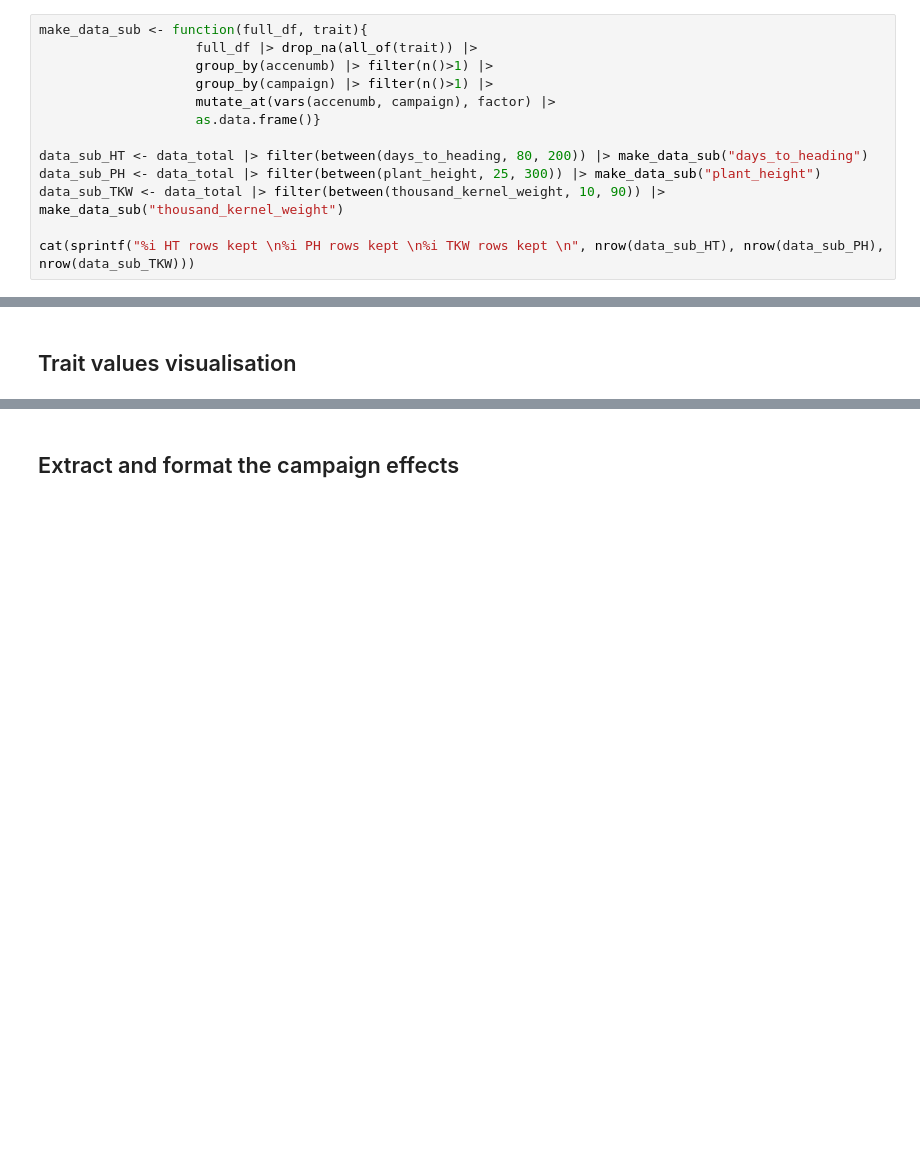
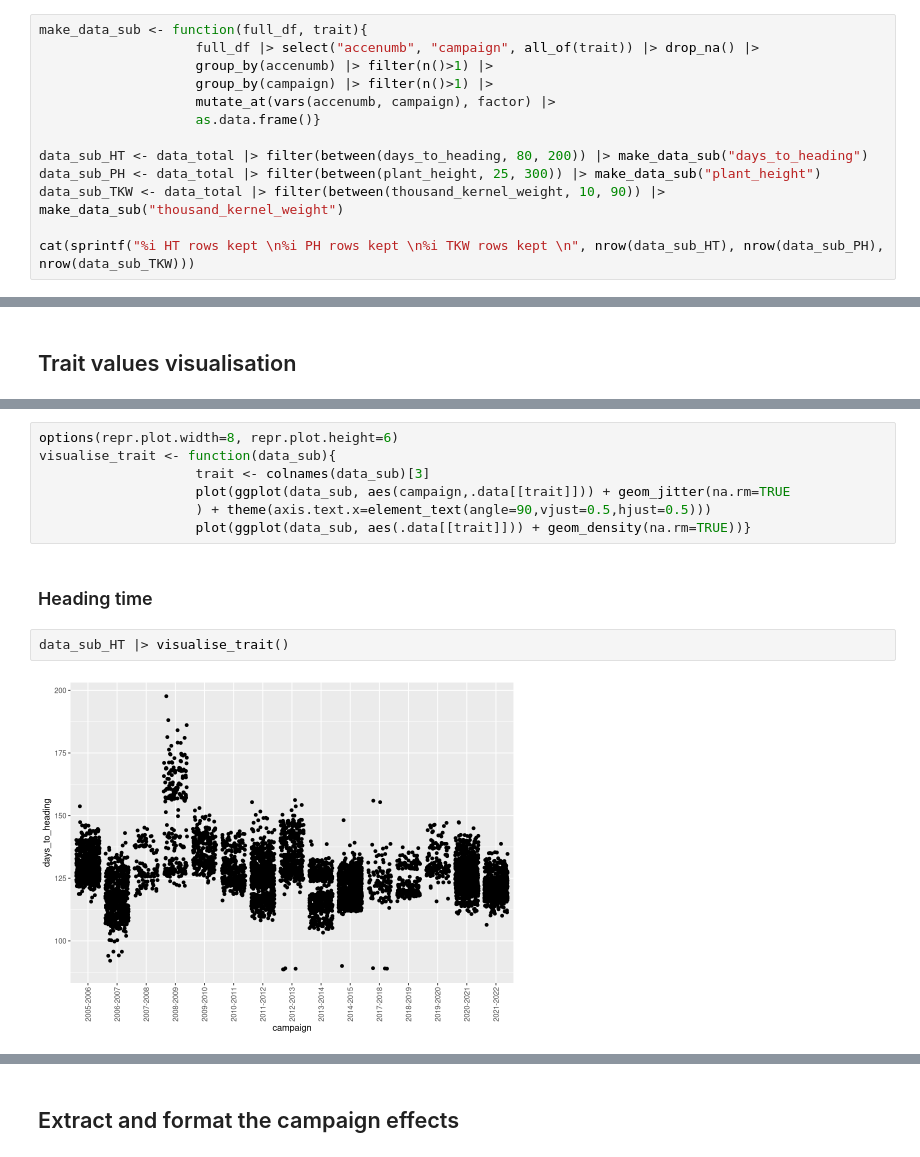
Before and after one commit to AGENTproject/historic_pheno_data_analysis, a Jupyter notebook: CREA-CI_historic_pheno_data_analysis/CREA-CI_historic_wheat_data_analysis.ipynb, the cells around one changed output, grey strips where cells are left out. Saved outputs shown, nothing was run; the diff lists cells and outputs as text; blank space fills up the shorter version.

Commit message:
add trait values plotting function and tweak make_data_sub fonction

```diff
--- a/CREA-CI_historic_pheno_data_analysis/CREA-CI_historic_wheat_data_analysis.ipynb
+++ b/CREA-CI_historic_pheno_data_analysis/CREA-CI_historic_wheat_data_analysis.ipynb
@@ -89,7 +89,7 @@ Summary of AGENT traits values:
 ## Remove singletons, make factors, exclude main outliers
 # %%
 make_data_sub <- function(full_df, trait){
-                    full_df |> drop_na(all_of(trait)) |>
+                    full_df |> select("accenumb", "campaign", all_of(trait)) |> drop_na() |>
                     group_by(accenumb) |> filter(n()>1) |>
                     group_by(campaign) |> filter(n()>1) |>
                     mutate_at(vars(accenumb, campaign), factor) |>
@@ -125,0 +109,13 @@ data_sub_TKW |> ggplot(aes(x=thousand_kernel_weight))+ geom_density(na.rm=TRUE)
+# %%
+options(repr.plot.width=8, repr.plot.height=6)
+visualise_trait <- function(data_sub){
+                    trait <- colnames(data_sub)[3]
+                    plot(ggplot(data_sub, aes(campaign,.data[[trait]])) + geom_jitter(na.rm=TRUE
+                    ) + theme(axis.text.x=element_text(angle=90,vjust=0.5,hjust=0.5)))
+                    plot(ggplot(data_sub, aes(.data[[trait]])) + geom_density(na.rm=TRUE))}
+# %% [markdown]
+### Heading time
+# %%
+data_sub_HT |> visualise_trait()
+# %% [output]
+[figure, added]
```
Also changed, not shown: parts of 20 cells of this notebook, 2 other files.
